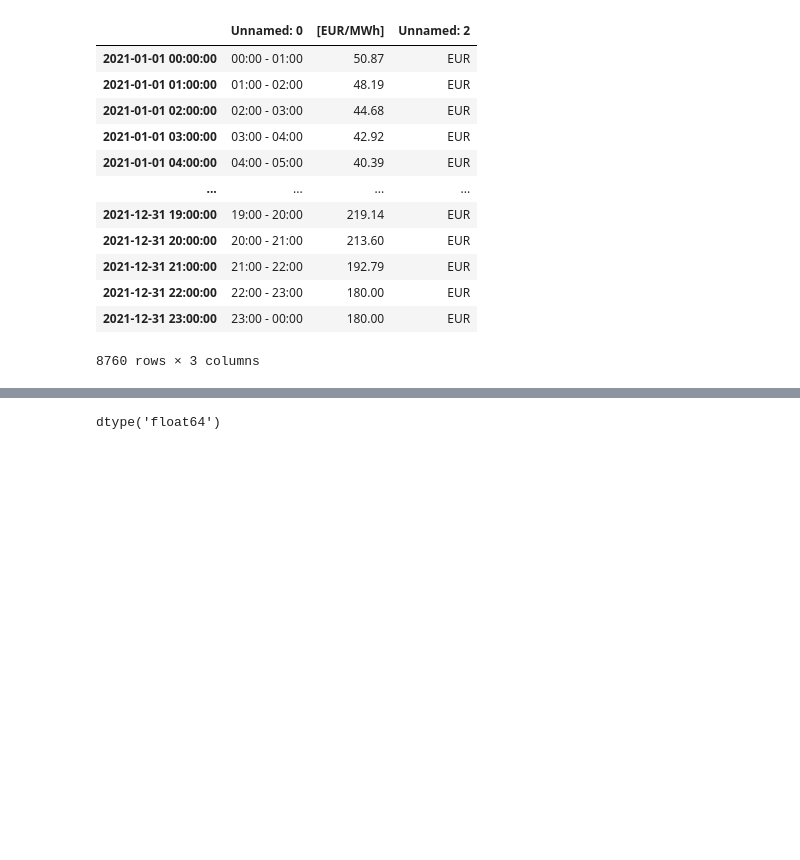
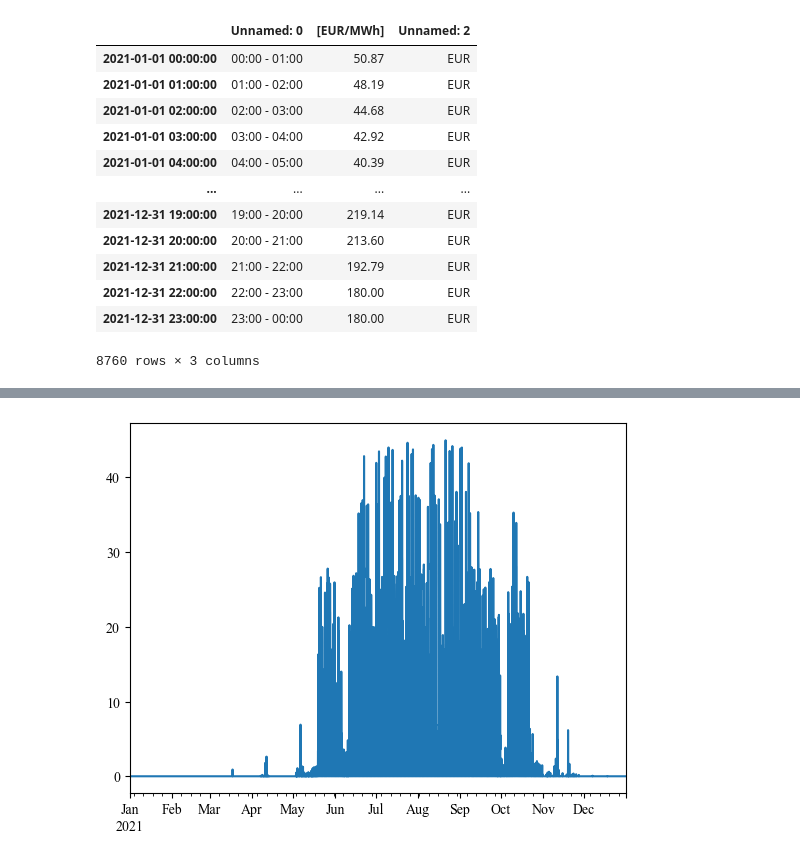
Before and after one commit to KrisCHEN8/PCM_RL-MPC, a Jupyter notebook: data_sort.ipynb, the cells around one changed output, grey strips where cells are left out. Cells and saved outputs as stored; diff of their text form; code cells hidden in the pictures; blank space fills up the shorter version.

```diff
--- a/data_sort.ipynb
+++ b/data_sort.ipynb
@@ -75,7 +75,7 @@ display(price_df)
 # %%
 total_df = pd.DataFrame(index=datetime)
 total_df['e_price'] = price_df['[EUR/MWh]']
-total_df = total_df.resample('15T').interpolate(method='linear')
+total_df = total_df.resample('15T').ffill()
 total_df['outdoor_temp'] = df_building_results['T                        ']
 total_df['outdoor_temp'] = pd.to_numeric(total_df['outdoor_temp'], errors='coerce').fillna(method='ffill')
 total_df['load'] = df_load['Thermal energy need for space cooling [kWh]']
@@ -86,4 +93,12 @@ total_df.to_pickle('data/total_df.pkl')
-# %%
-total_df['load'].dtype
-# %% [output]
-dtype('float64')
+# %%
+total_df_hourly = pd.DataFrame(index=datetime)
+total_df_hourly['e_price'] = price_df['[EUR/MWh]']
+total_df_hourly['outdoor_temp'] = df_building_results['T                        ']
+total_df_hourly['outdoor_temp'] = pd.to_numeric(total_df['outdoor_temp'], errors='coerce').fillna(method='ffill')
+total_df_hourly['load'] = df_load['Thermal energy need for space cooling [kWh]'].resample('H').sum()
+total_df_hourly['load'] = pd.to_numeric(total_df['load'], errors='coerce').fillna(method='ffill')
+# %%
+total_df_hourly['load'].plot()
+total_df_hourly.to_pickle('data/total_df_hourly.pkl')
+# %% [output]
+[figure, added]
```
Also changed, not shown: parts of 2 cells of this notebook, 6 other files.
